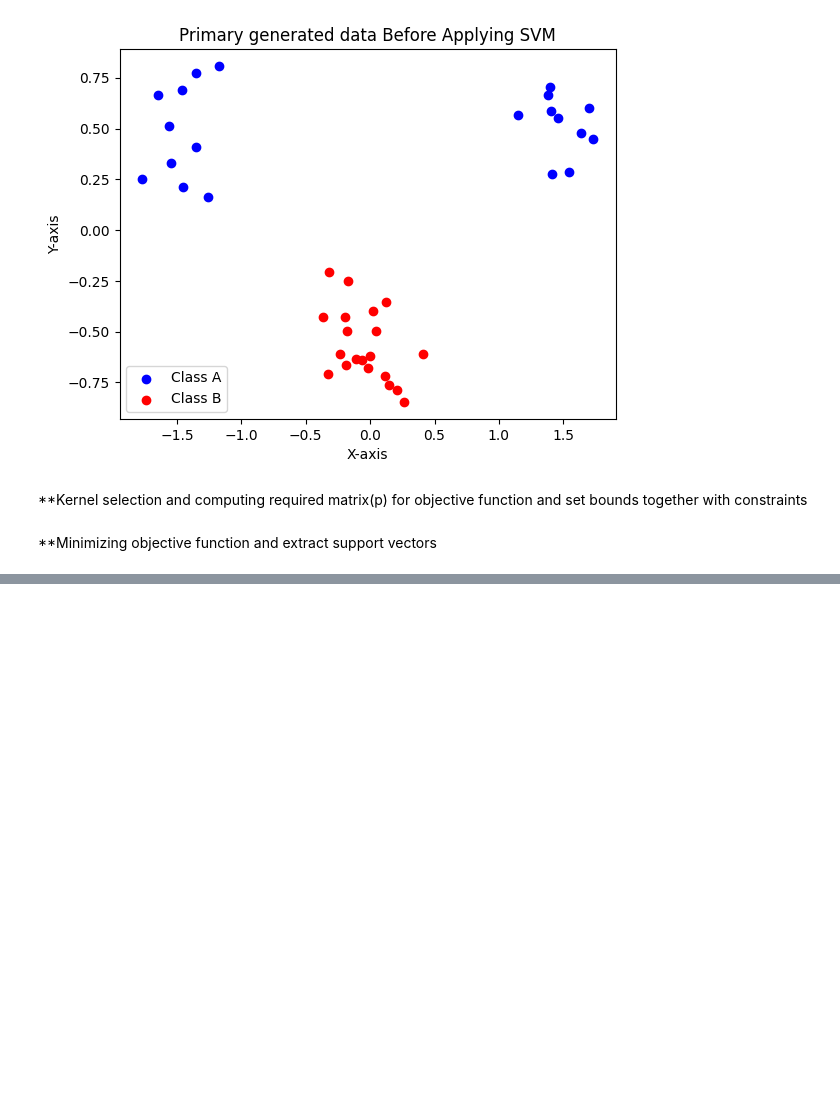
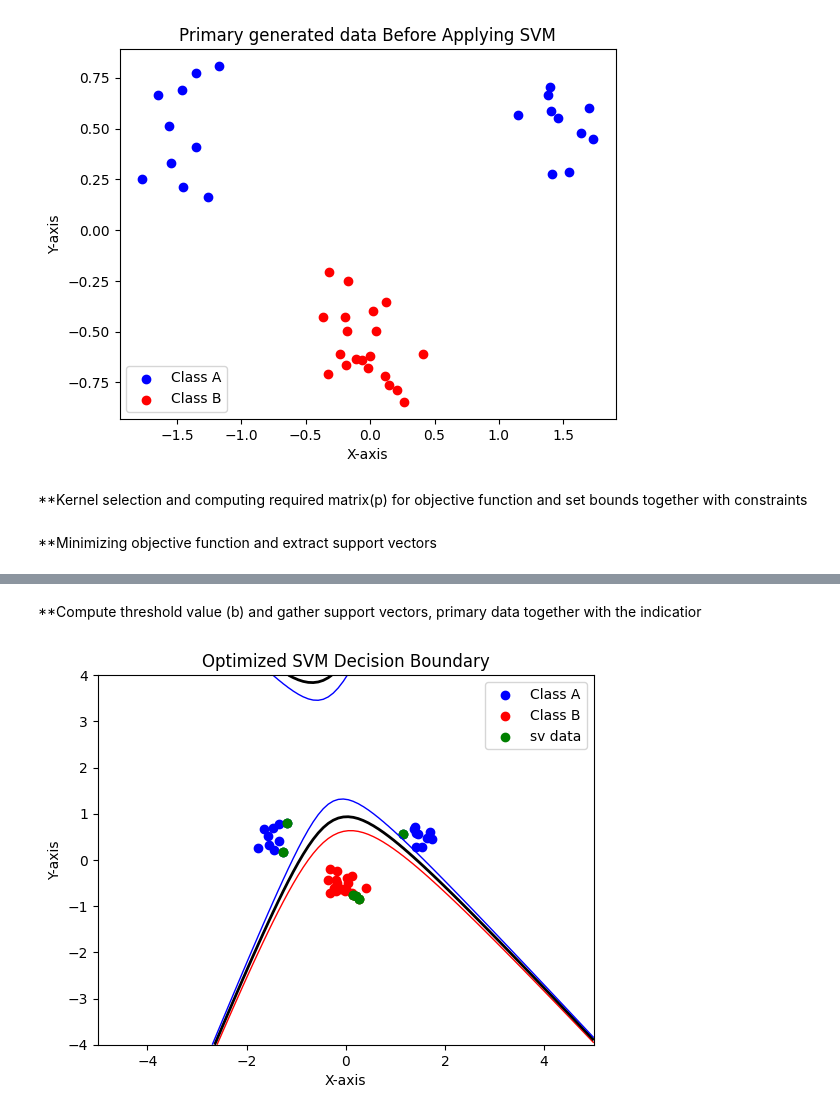
Before and after one commit to Eddieaero/machine_learning-svm, a Jupyter notebook: dual_formulation.ipynb, the cells around one changed output, grey strips where cells are left out. Cells and saved outputs as stored; diff of their text form; code cells hidden in the pictures; blank space fills up the shorter version.

```diff
--- a/dual_formulation.ipynb
+++ b/dual_formulation.ipynb
@@ -130,0 +131,38 @@ plt.show()
+# %% [markdown]
+**Compute threshold value (b) and gather support vectors, primary data together with the indicatior
+# %%
+# Calculate the bias term b (using equation 7)
+b = 0
+for x, t, a in support_vectors:
+    b = t - sum(a_i * t_i * kernel(x, x_i) for x_i, t_i, a_i in support_vectors)
+    break
+
+# Indicator function for classifying new points
+def indicator(x, y):
+    return sum(a * t * kernel(np.array([x, y]), x_i) for x_i, t, a in support_vectors) - b
+
+
+# Plotting the training data
+plt.figure()
+plt.scatter([p[0] for p in classA], [p[1] for p in classA], color='blue', label='Class A')
+plt.scatter([p[0] for p in classB], [p[1] for p in classB], color='red', label='Class B')
+plt.scatter([p[0][0] for p in support_vectors], [p[0][1] for p in support_vectors], color='green', label='sv data')
+
+# Highlight support vectors
+plt.plot([p[0][0] for p in support_vectors], [p[0][1] for p in support_vectors], 'go')
+
+# Decision boundary and margins
+xgrid = np.linspace(-5, 5, 100)
+ygrid = np.linspace(-4, 4, 100)
+grid = np.array([[indicator(x, y) for x in xgrid] for y in ygrid])
+
+plt.contour(xgrid, ygrid, grid, (-1.0, 0.0, 1.0), colors=('red', 'black', 'blue'), linewidths=(1, 2, 1))
+
+plt.xlabel("X-axis")
+plt.ylabel("Y-axis")
+plt.legend()
+plt.title("Optimized SVM Decision Boundary")
+plt.savefig('finaldataplot.pdf')
+plt.show()
+# %% [output]
+[figure, added]
```
Also changed, not shown: parts of 2 cells of this notebook, 4 other files.
